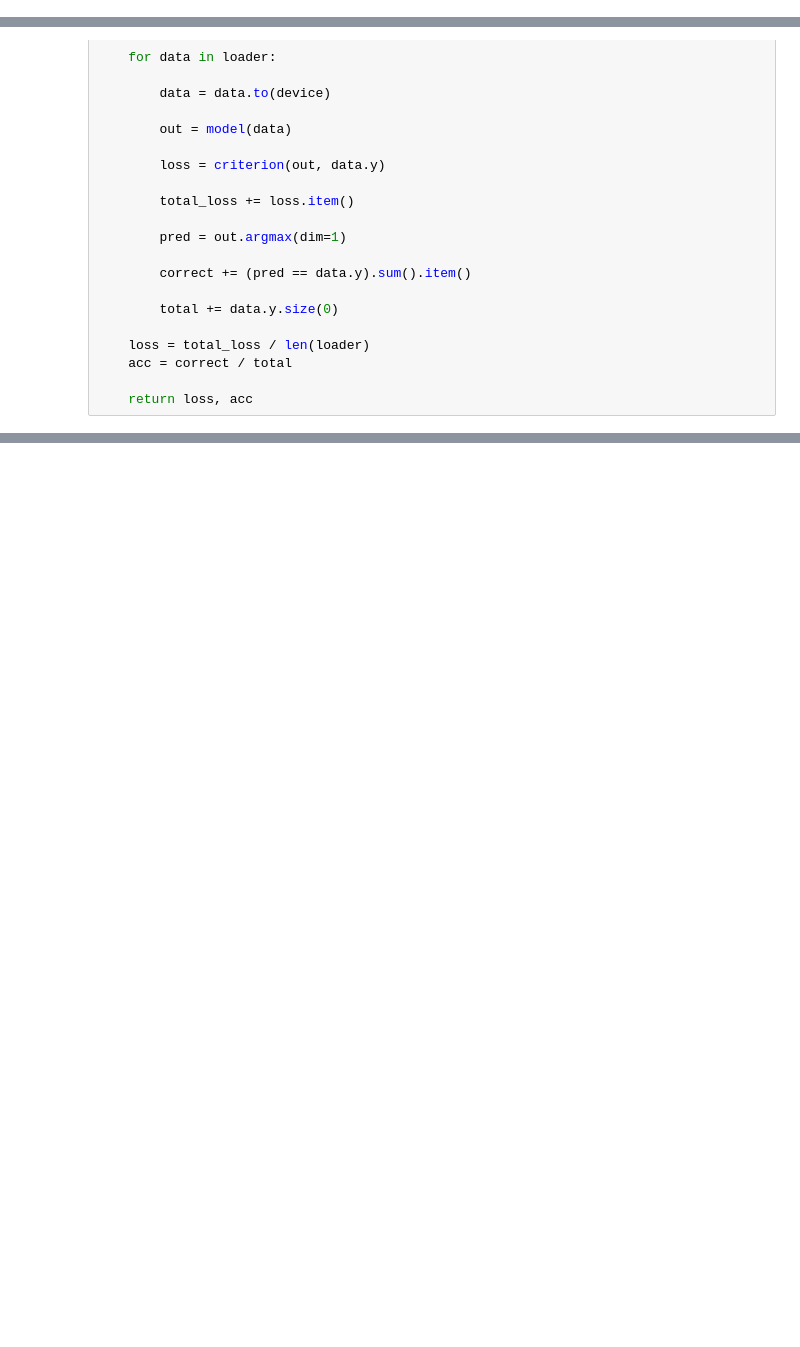
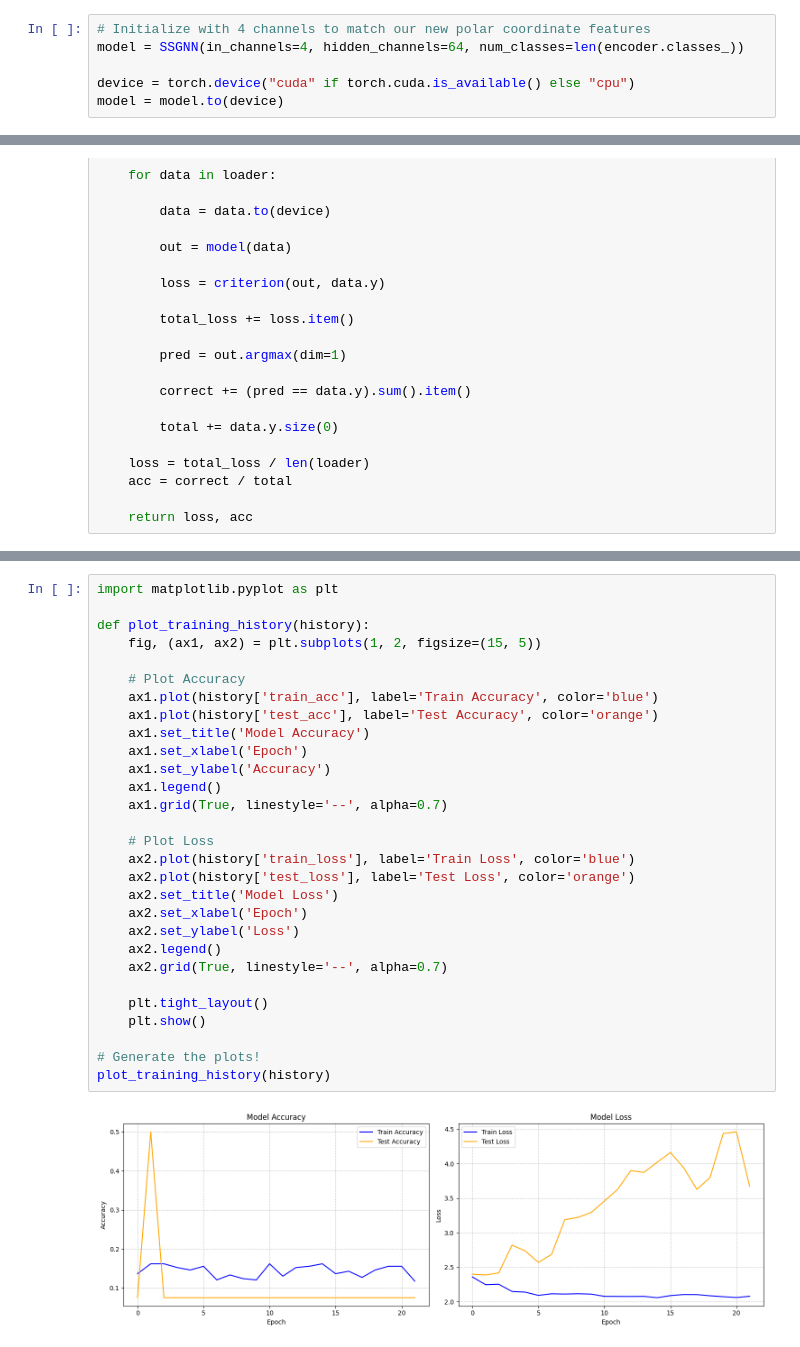
Before and after one commit to sadbinsiddique/Dl-net, a Jupyter notebook: notebook/ssgnn/pre-prossess.ipynb, the cells around one changed output, grey strips where cells are left out. Saved outputs shown, nothing was run; the diff lists cells and outputs as text; blank space fills up the shorter version.

Commit message:
ssgnn

```diff
--- a/notebook/ssgnn/pre-prossess.ipynb
+++ b/notebook/ssgnn/pre-prossess.ipynb
@@ -549 +516,7 @@ SSGNN(
+# %%
+# Initialize with 4 channels to match our new polar coordinate features
+model = SSGNN(in_channels=4, hidden_channels=64, num_classes=len(encoder.classes_))
+
+device = torch.device("cuda" if torch.cuda.is_available() else "cpu")
+model = model.to(device)
 # %%
@@ -891,0 +833,31 @@ Epoch 012 | Train Loss=1.9421 Train Acc=0.1541 | Test Loss=1.9610 Test Acc=0.085
+# %%
+import matplotlib.pyplot as plt
+
+def plot_training_history(history):
+    fig, (ax1, ax2) = plt.subplots(1, 2, figsize=(15, 5))
+
+    # Plot Accuracy
+    ax1.plot(history['train_acc'], label='Train Accuracy', color='blue')
+    ax1.plot(history['test_acc'], label='Test Accuracy', color='orange')
+    ax1.set_title('Model Accuracy')
+    ax1.set_xlabel('Epoch')
+    ax1.set_ylabel('Accuracy')
+    ax1.legend()
+    ax1.grid(True, linestyle='--', alpha=0.7)
+
+    # Plot Loss
+    ax2.plot(history['train_loss'], label='Train Loss', color='blue')
+    ax2.plot(history['test_loss'], label='Test Loss', color='orange')
+    ax2.set_title('Model Loss')
+    ax2.set_xlabel('Epoch')
+    ax2.set_ylabel('Loss')
+    ax2.legend()
+    ax2.grid(True, linestyle='--', alpha=0.7)
+
+    plt.tight_layout()
+    plt.show()
+
+# Generate the plots!
+plot_training_history(history)
+# %% [output]
+[figure, added]
```
Also changed, not shown: parts of 14 cells of this notebook.
